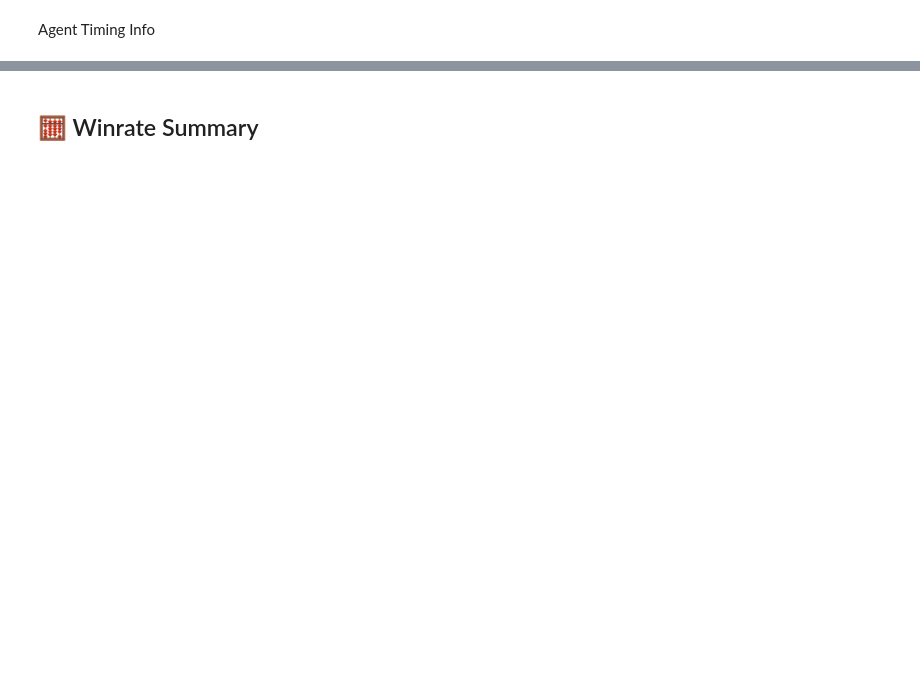
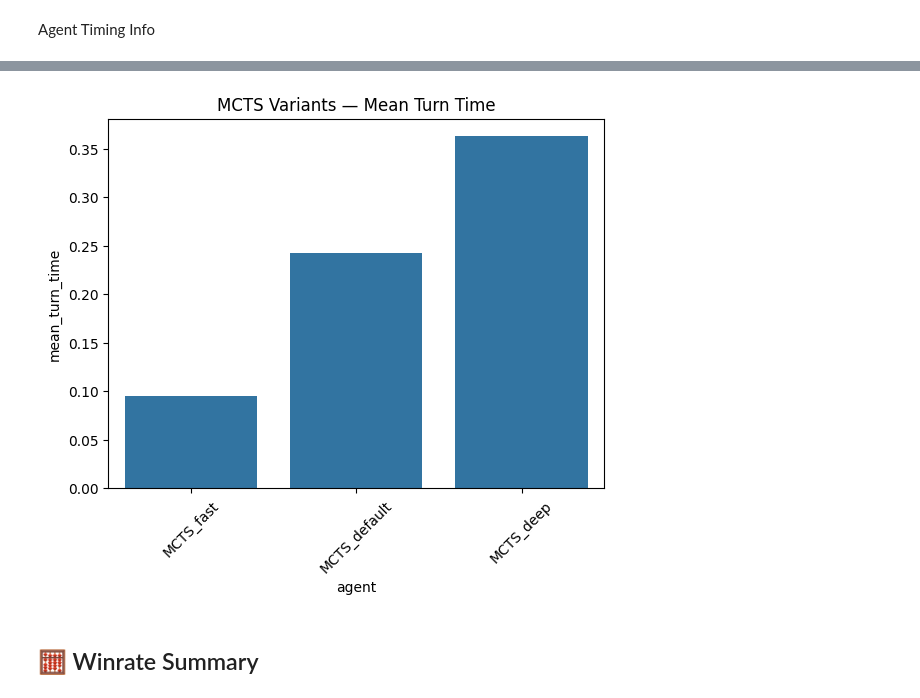
Before and after one commit to SzCillard/Game, a Jupyter notebook: src/ai/statistics/analysis/benchmark_analysis.ipynb, the cells around one changed output, grey strips where cells are left out. Cells and saved outputs as stored; diff of their text form; code cells hidden in the pictures; blank space fills up the shorter version.

```diff
--- a/src/ai/statistics/analysis/benchmark_analysis.ipynb
+++ b/src/ai/statistics/analysis/benchmark_analysis.ipynb
@@ -98,0 +144,5 @@ minimax_rows.plot(kind="bar", figsize=(6, 4), title="Minimax Variants — Mean T
+# %%
+mcts_rows = agent_time[agent_time.index.str.contains("MCTS")]
+
+print("🌲 MCTS Compute Cost Comparison:")
+mcts_rows
@@ -99,3 +156,12 @@ minimax_rows.plot(kind="bar", figsize=(6, 4), title="Minimax Variants — Mean T
+# %%
+# Extract rollout_turns from preset name if you encode it there, or join
+# from preset file
+sns.barplot(x=mcts_rows.index, y=mcts_rows["mean_turn_time"])
+plt.xticks(rotation=45)
+plt.title("MCTS Variants — Mean Turn Time")
+plt.show()
+# %% [output]
+[figure, added]
 # %% [markdown]
 ## 🧮 Winrate Summary
 # %%
```
Also changed, not shown: parts of 16 cells of this notebook.
